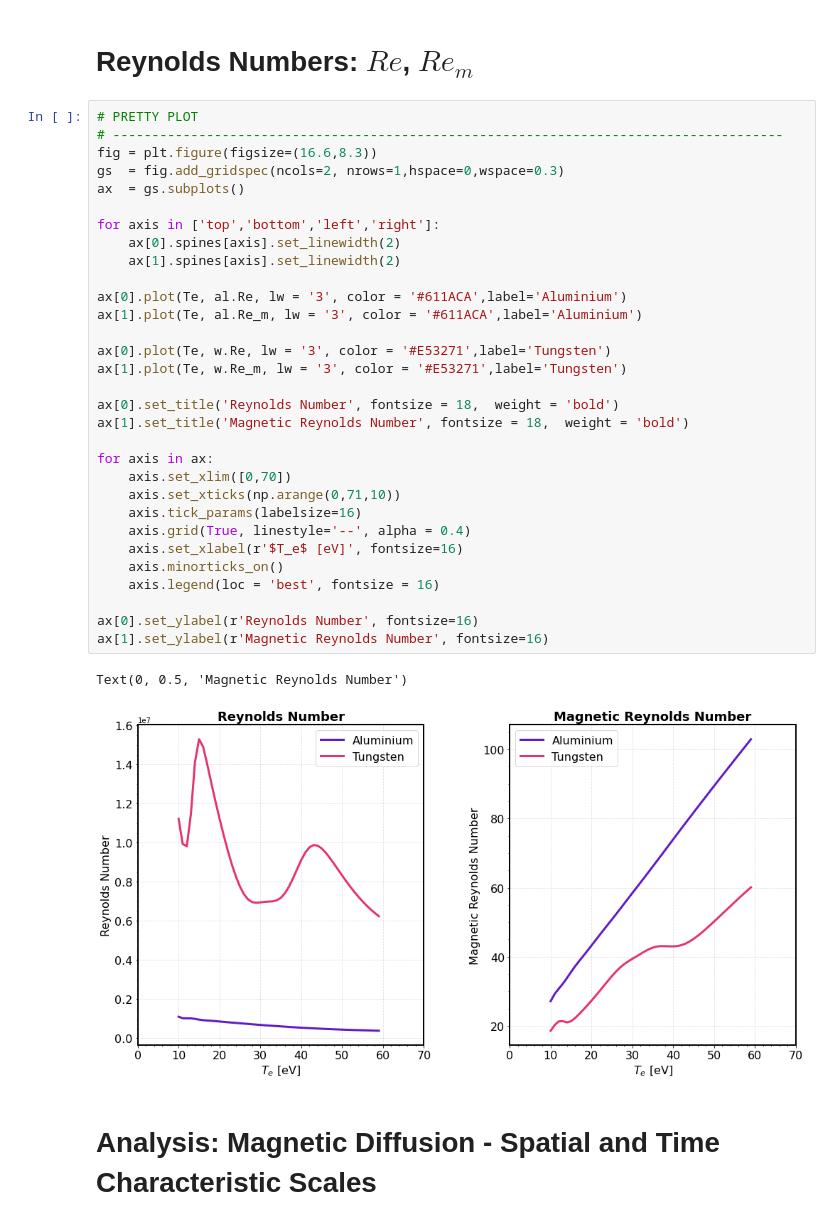
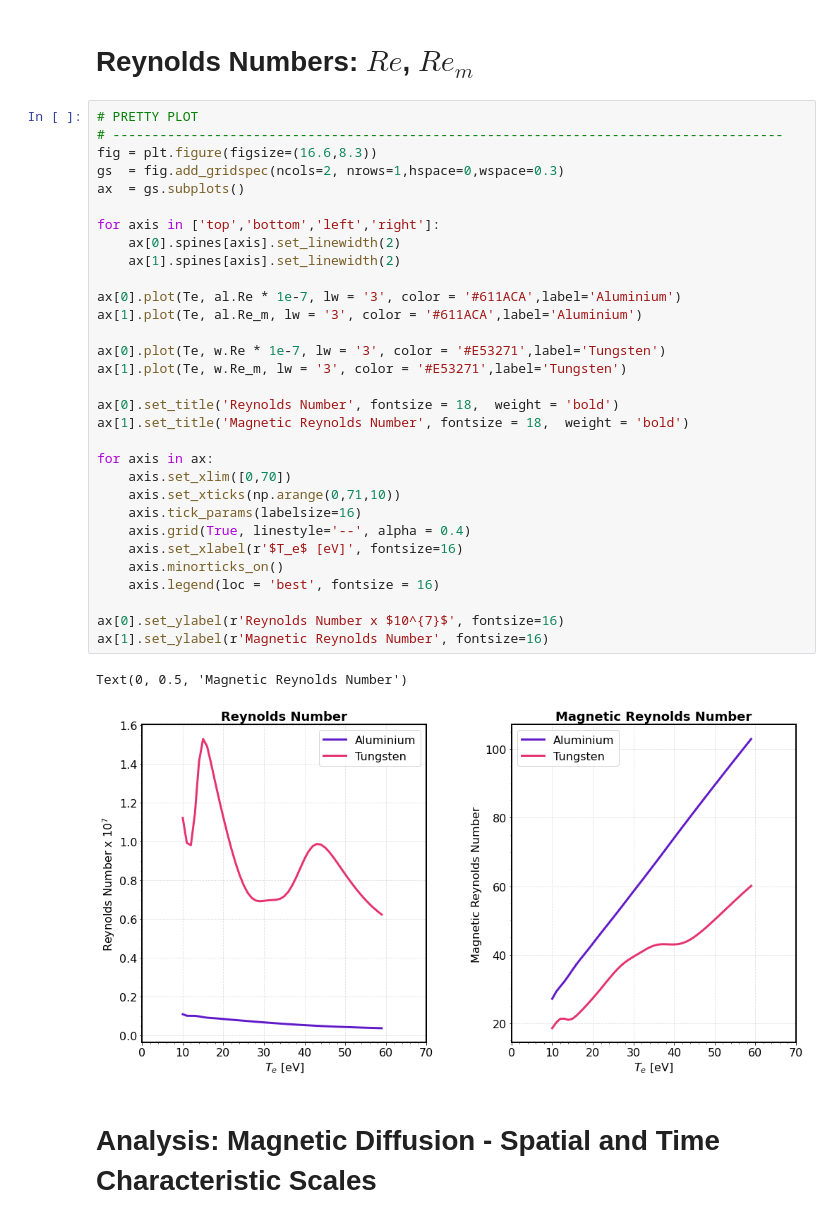
Before and after one commit to stemerlini/MagnetoRT, a Jupyter notebook: MagnetoRT.ipynb, the cells around one changed output. Cells and saved outputs as stored; diff of their text form.

Commit message:
Fixed units -- add Reynolds Number

```diff
--- a/MagnetoRT.ipynb
+++ b/MagnetoRT.ipynb
@@ -407,37 +407,37 @@ Text(0, 0.5, 'Ion Larmor Radius   [cm]')
 # %%
 # PRETTY PLOT
 # --------------------------------------------------------------------------------------
 fig = plt.figure(figsize=(16.6,8.3))
 gs  = fig.add_gridspec(ncols=2, nrows=1,hspace=0,wspace=0.3)
 ax  = gs.subplots()
 
 for axis in ['top','bottom','left','right']:
     ax[0].spines[axis].set_linewidth(2)
     ax[1].spines[axis].set_linewidth(2)
 
-ax[0].plot(Te, al.Re, lw = '3', color = '#611ACA',label='Aluminium')
+ax[0].plot(Te, al.Re * 1e-7, lw = '3', color = '#611ACA',label='Aluminium')
 ax[1].plot(Te, al.Re_m, lw = '3', color = '#611ACA',label='Aluminium')
 
-ax[0].plot(Te, w.Re, lw = '3', color = '#E53271',label='Tungsten')
+ax[0].plot(Te, w.Re * 1e-7, lw = '3', color = '#E53271',label='Tungsten')
 ax[1].plot(Te, w.Re_m, lw = '3', color = '#E53271',label='Tungsten')
 
 ax[0].set_title('Reynolds Number', fontsize = 18,  weight = 'bold')
 ax[1].set_title('Magnetic Reynolds Number', fontsize = 18,  weight = 'bold')
 
 for axis in ax:
     axis.set_xlim([0,70])
     axis.set_xticks(np.arange(0,71,10))
     axis.tick_params(labelsize=16)
     axis.grid(True, linestyle='--', alpha = 0.4)
     axis.set_xlabel(r'$T_e$ [eV]', fontsize=16)
     axis.minorticks_on()
     axis.legend(loc = 'best', fontsize = 16)
 
-ax[0].set_ylabel(r'Reynolds Number', fontsize=16)
+ax[0].set_ylabel(r'Reynolds Number x $10^{7}$', fontsize=16)
 ax[1].set_ylabel(r'Magnetic Reynolds Number', fontsize=16)
 # %% [output]
 Text(0, 0.5, 'Magnetic Reynolds Number')
-[figure, old version]
+[figure, new version]
 # %% [markdown]
 # Analysis: Magnetic Diffusion - Spatial and Time Characteristic Scales
 # %%
```
Also changed, not shown: parts of 1 cell of this notebook.
